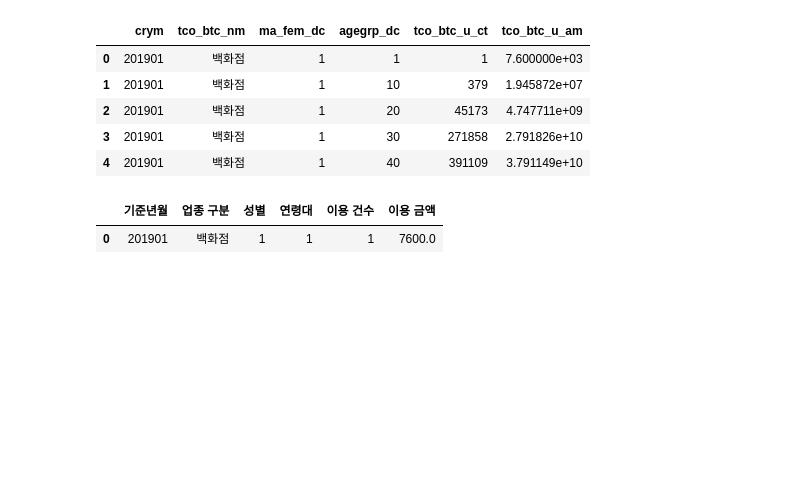
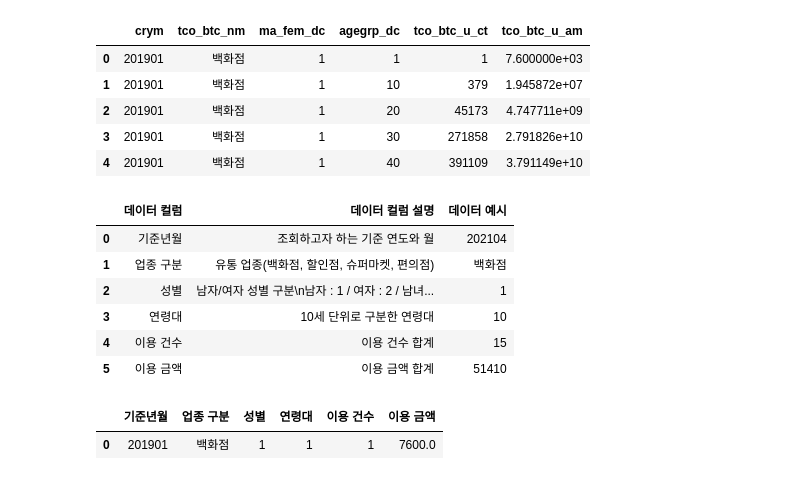
Before and after one commit to Jaeho5735/STUDY, a Jupyter notebook: 20260429/01_card.ipynb, the cells around one changed output. Drawn from its saved outputs; the diff is of its cells as text; code cells hidden in the pictures; blank space fills up the shorter version.

```diff
--- a/20260429/01_card.ipynb
+++ b/20260429/01_card.ipynb
@@ -16,6 +16,16 @@ offline.head()
 # %%
 # 항목 정의서 엑셀 파일을 로드
 col_info = pd.read_excel('../csv/card/(수정)(항목정의서)유통+업종+카드소비트랜드+데이터_20211101.xlsx')
+# %%
+col_info
+# %% [output]
+|  | 데이터 컬럼 | 데이터 컬럼 설명 | 데이터 예시 |
+| 0 | 기준년월 | 조회하고자 하는 기준 연도와 월 | 202104 |
+| 1 | 업종 구분 | 유통 업종(백화점, 할인점, 슈퍼마켓, 편의점) | 백화점 |
+| 2 | 성별 | 남자/여자 성별 구분\n남자 : 1 / 여자 : 2 / 남녀... | 1 |
+| 3 | 연령대 | 10세 단위로 구분한 연령대 | 10 |
+| 4 | 이용 건수 | 이용 건수 합계 | 15 |
+| 5 | 이용 금액 | 이용 금액 합계 | 51410 |
 # %%
 offline.columns = col_info['데이터 컬럼'].to_list()
 # %%
```
Also changed, not shown: parts of 8 cells of this notebook, 11 other files.
